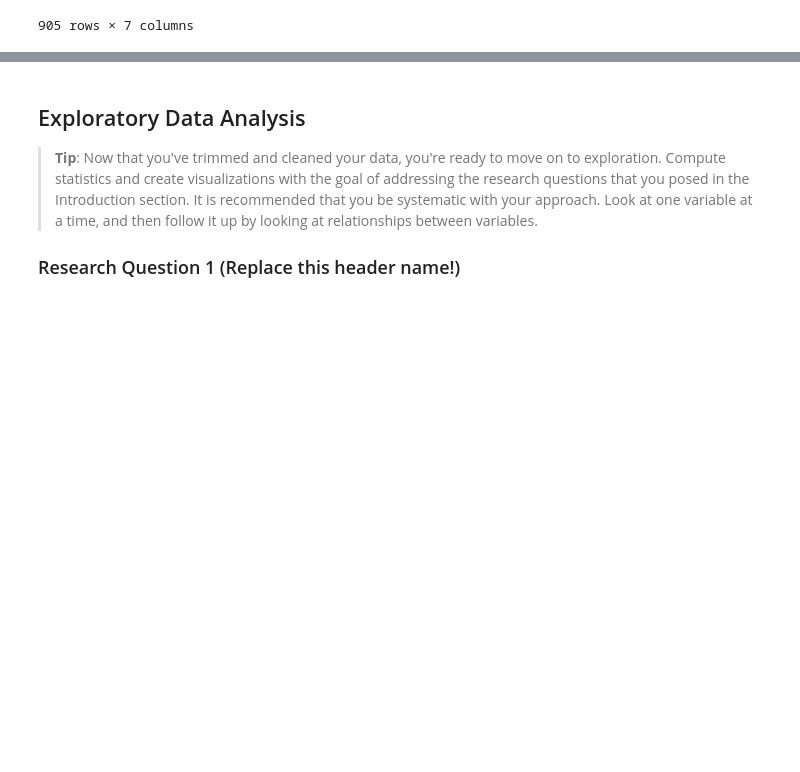
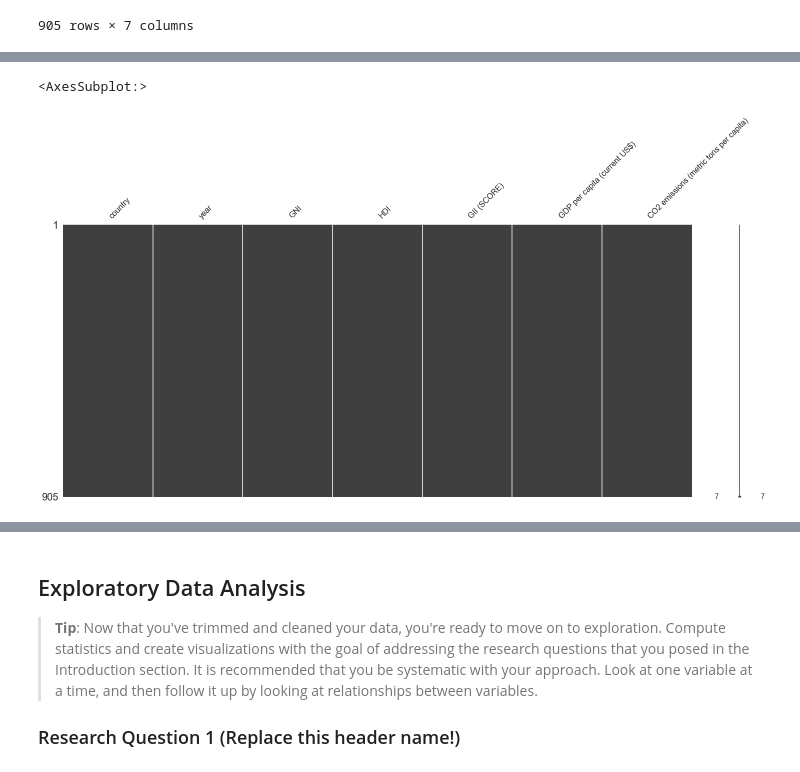
Before and after one commit to muadelm/Innovation_june2022, a Jupyter notebook: innovation_index_june2022.ipynb, the cells around one changed output, grey strips where cells are left out. Drawn from its saved outputs; the diff is of its cells as text; code cells hidden in the pictures; blank space fills up the shorter version.

```diff
--- a/innovation_index_june2022.ipynb
+++ b/innovation_index_june2022.ipynb
@@ -247,3 +247,8 @@ df_s_n.describe()
 | 50% | 2016.000000 | -2.534876e-01 | 1.593497e-01 | -1.894568e-01 | -4.601561e-01 | -2.582387e-01 |
 | 75% | 2018.000000 | -1.273691e-01 | 7.787935e-01 | 6.300628e-01 | 2.701070e-01 | 3.332574e-01 |
 | max | 2019.000000 | 9.398657e+00 | 1.458818e+00 | 2.689673e+00 | 4.812473e+00 | 5.433745e+00 |
+# %%
+msno.matrix(df_s_n)
+# %% [output]
+<AxesSubplot:>
+[figure, added]
```
Also changed, not shown: parts of 3 cells of this notebook.
